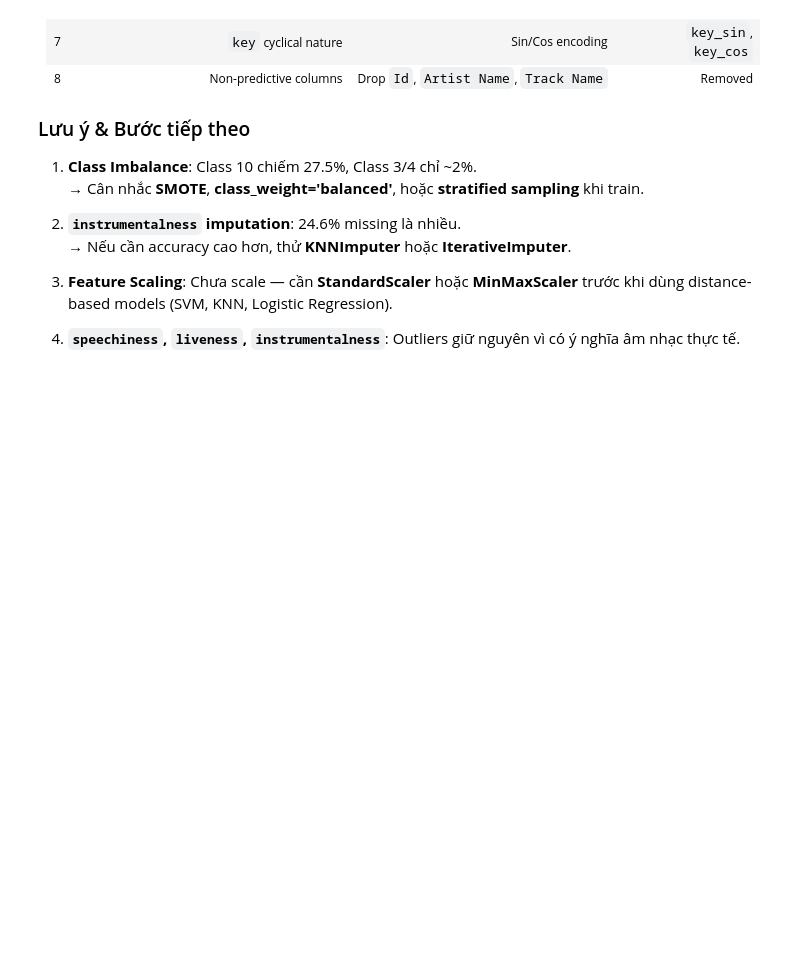
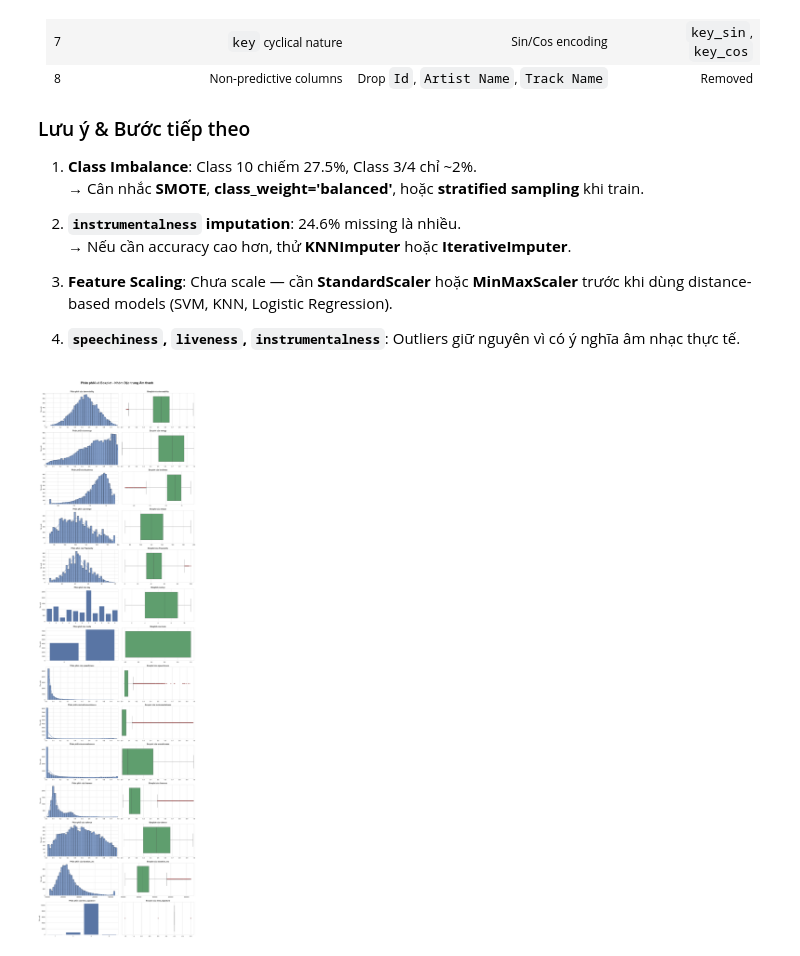
Before and after one commit to Dibenz204/Nhom07_SGU26_ML_MusicGenreClassification, a Jupyter notebook: datapreprocessing.ipynb, the cells around one changed output. Cells and saved outputs as stored; diff of their text form; code cells hidden in the pictures; blank space fills up the shorter version.

```diff
--- a/datapreprocessing.ipynb
+++ b/datapreprocessing.ipynb
@@ -556,3 +570,96 @@ df.describe()
 3. **Feature Scaling**: Chưa scale — cần **StandardScaler** hoặc **MinMaxScaler** trước khi dùng distance-based models (SVM, KNN, Logistic Regression).
 
 4. **`speechiness`, `liveness`, `instrumentalness`**: Outliers giữ nguyên vì có ý nghĩa âm nhạc thực tế.
+# %%
+plt.rcParams.update({'font.size': 11})
+
+cont_vars_group1 = [
+    'danceability', 'energy', 'loudness', 'tempo',
+    'Popularity', 'key', 'mode', 'speechiness',
+    'instrumentalness', 'acousticness', 'liveness',
+    'valence', 'duration_ms', 'time_signature'
+]
+
+zero_one_cols = [
+    'danceability', 'energy', 'speechiness',
+    'instrumentalness', 'acousticness',
+    'liveness', 'valence'
+]
+
+fig, axes = plt.subplots(
+    nrows=len(cont_vars_group1),
+    ncols=2,
+    figsize=(16, 4 * len(cont_vars_group1))
+)
+
+fig.suptitle(
+    'Phân phối và Boxplot - Nhóm Đặc trưng Âm thanh',
+    fontsize=22,
+    fontweight='bold',
+    y=1.00
+)
+
+for i, col in enumerate(cont_vars_group1):
+
+    data = df[col].dropna()
+
+    if col in ['key', 'mode', 'time_signature']:
+
+        sns.countplot(
+            x=data,
+            ax=axes[i, 0],
+            color='#4C72B0'
+        )
+
+    else:
+        sns.histplot(
+            data,
+            kde=True,
+            bins=40,
+            ax=axes[i, 0],
+            color='#4C72B0',
+            edgecolor='black',
+            alpha=0.7
+        )
+
+    axes[i, 0].set_title(
+        f'Phân phối của {col}',
+        fontweight='bold'
+    )
+
+    axes[i, 0].set_ylabel('Tần suất')
+    axes[i, 0].set_xlabel('')
+
+    sns.boxplot(
+        x=data,
+        ax=axes[i, 1],
+        color='#55A868',
+        flierprops={
+            'marker': 'o',
+            'markerfacecolor': 'red',
+            'markersize': 4
+        }
+    )
+
+    axes[i, 1].set_title(
+        f'Boxplot của {col}',
+        fontweight='bold'
+    )
+
+    axes[i, 1].set_xlabel('')
+
+    if col in zero_one_cols:
+
+        ticks = np.arange(0, 1.1, 0.1)
+
+        axes[i, 0].set_xticks(ticks)
+        axes[i, 1].set_xticks(ticks)
+
+        axes[i, 0].set_xlim(0, 1)
+        axes[i, 1].set_xlim(0, 1)
+
+plt.tight_layout(rect=[0, 0, 1, 0.995])
+
+plt.show()
+# %% [output]
+[figure, added]
```
Also changed, not shown: parts of 8 cells of this notebook, 12 other files.
